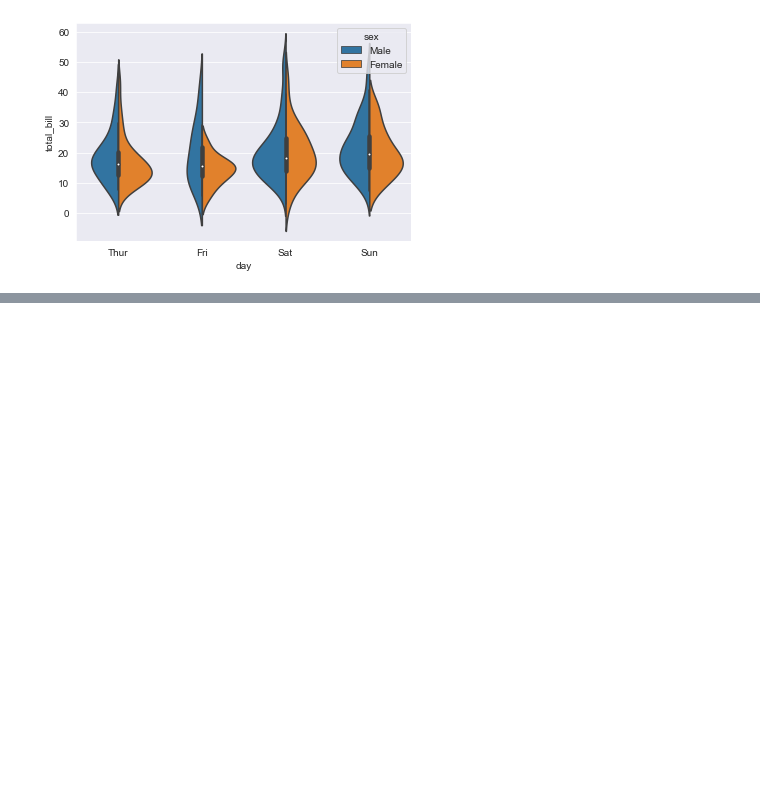
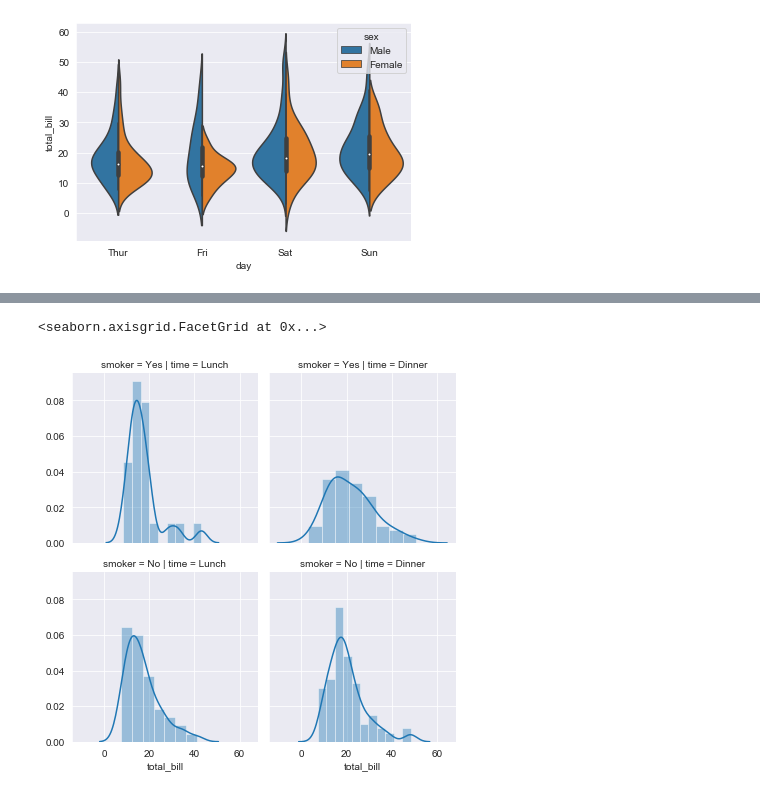
Before and after one commit to vaibhav1698/Learning-Data-Science, a Jupyter notebook: Learning Data Science 6.ipynb, the cells around one changed output, grey strips where cells are left out. Saved outputs shown, nothing was run; the diff lists cells and outputs as text; code cells hidden in the pictures; blank space fills up the shorter version.

```diff
--- a/Learning Data Science 6.ipynb
+++ b/Learning Data Science 6.ipynb
@@ -196,0 +225,7 @@ sns.violinplot(x='day', y='total_bill', data=tips, hue='sex', split='True')
+# %%
+g = sns.FacetGrid(data=tips, col = 'time', row='smoker') #assigning the blank gird plot to a variable
+g.map(sns.distplot, 'total_bill')
+#it creates distribution plots of total bill filtered by various values of time and row
+# %% [output]
+<seaborn.axisgrid.FacetGrid at 0x...>
+[figure, added]
```
Also changed, not shown: parts of 8 cells of this notebook.
